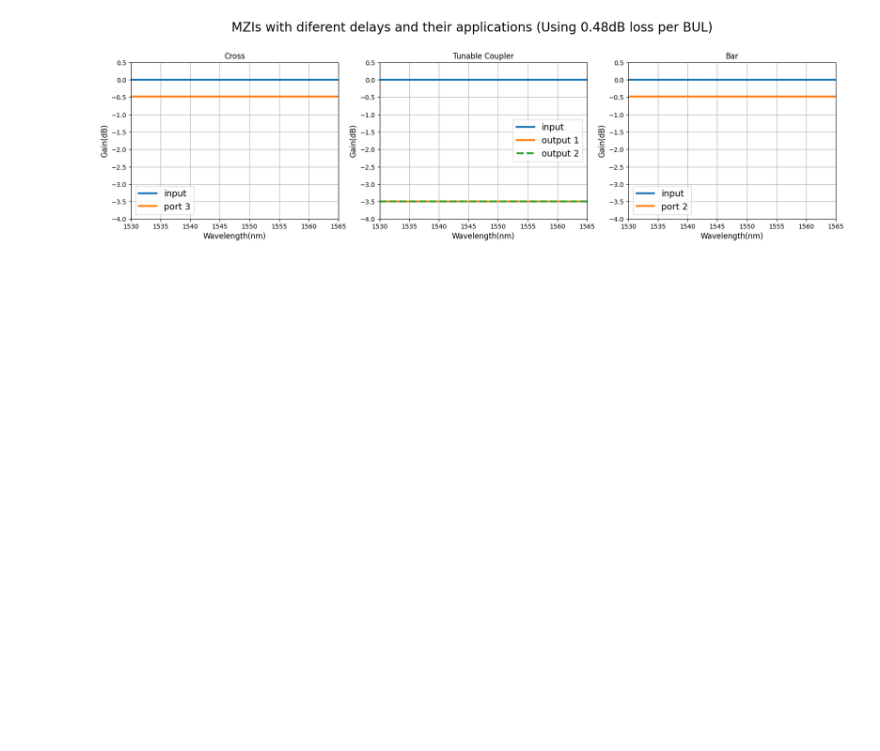
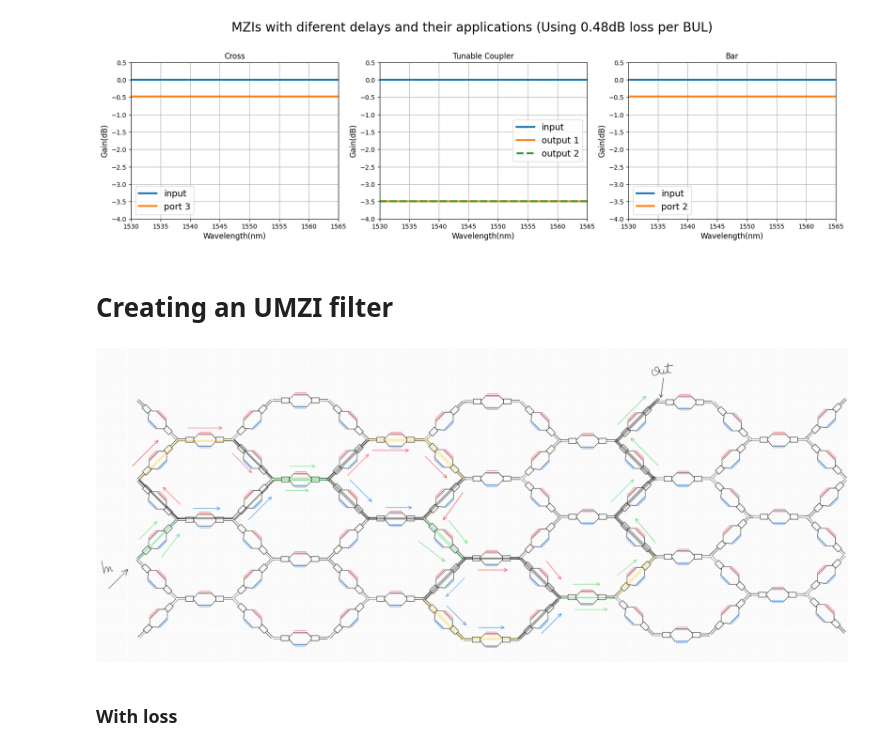
Before and after one commit to CaioRodrigues200/Programmable-Multifunctional-Circuit, a Jupyter notebook: Simulations/INTERCONNECT_Leo.ipynb, the cells around one changed output. Saved outputs shown, nothing was run; the diff lists cells and outputs as text; code cells hidden in the pictures; blank space fills up the shorter version.

Commit message:
initial filter inteconnect commit

```diff
--- a/Simulations/INTERCONNECT_Leo.ipynb
+++ b/Simulations/INTERCONNECT_Leo.ipynb
@@ -171,3 +174,5 @@ fig[2].set_ylabel('Gain(dB)', fontsize=12)
 fig[2].set_xlabel('Wavelength(nm)', fontsize=12);
 # %% [output]
 [figure]
+# %% [markdown]
+# Creating an UMZI filter
@@ -173,0 +182,6 @@ fig[2].set_xlabel('Wavelength(nm)', fontsize=12);
+# %%
+display(Image(filename='../Media/Ilustration/UMZI.png', width=1500))
+# %% [output]
+[figure, added]
+# %% [markdown]
+### With loss
```
Also changed, not shown: parts of 12 cells of this notebook, 6 other files.
